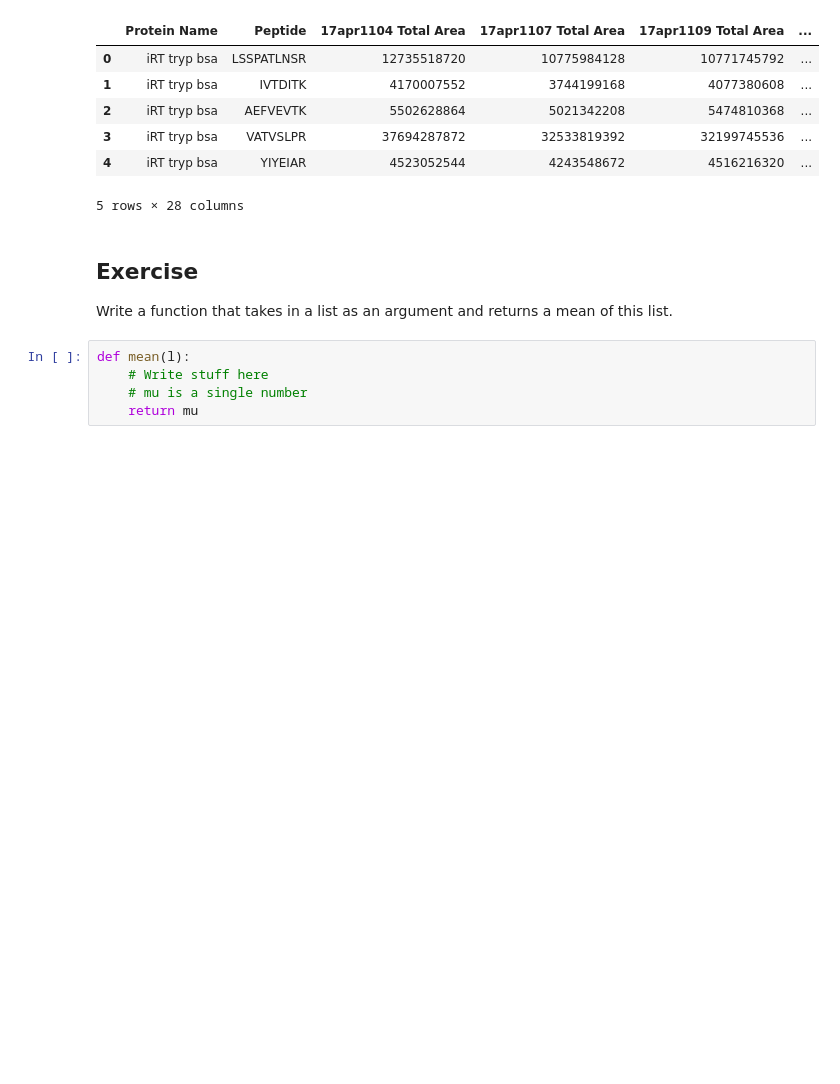
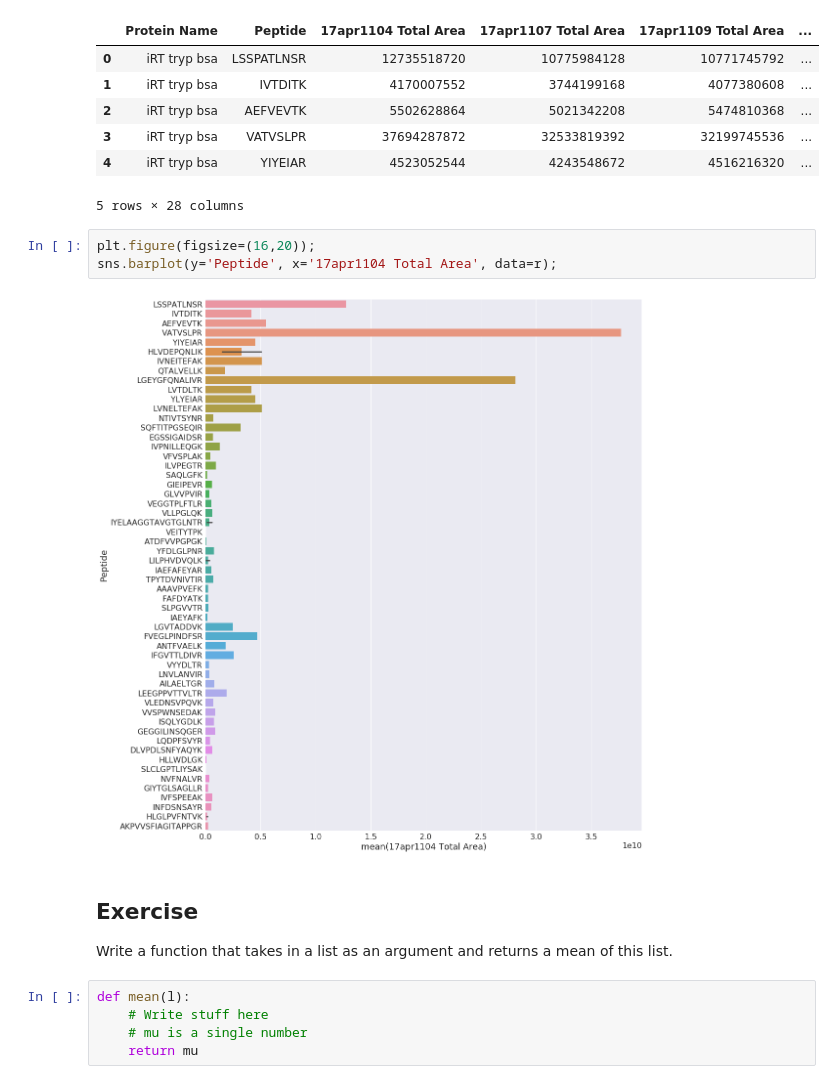
Before and after one commit to aperz/proteomics, a Jupyter notebook: proteomics.ipynb, the cells around one changed output. Saved outputs shown, nothing was run; the diff lists cells and outputs as text; blank space fills up the shorter version.

Commit message:
added a protein barplot

```diff
--- a/proteomics.ipynb
+++ b/proteomics.ipynb
@@ -254,6 +254,11 @@ r.merge(means, how='inner', left_on='Protein Name', right_index=True,
 | 3 | iRT tryp bsa | VATVSLPR | 37694287872 | 32533819392 | 32199745536 | ... |
 | 4 | iRT tryp bsa | YIYEIAR | 4523052544 | 4243548672 | 4516216320 | ... |
 5 rows × 28 columns
+# %%
+plt.figure(figsize=(16,20));
+sns.barplot(y='Peptide', x='17apr1104 Total Area', data=r);
+# %% [output]
+[figure, added]
 # %% [markdown]
 ## Exercise
 Write a function that takes in a list as an argument and returns a mean of this list.
```
Also changed, not shown: 1 other file.
